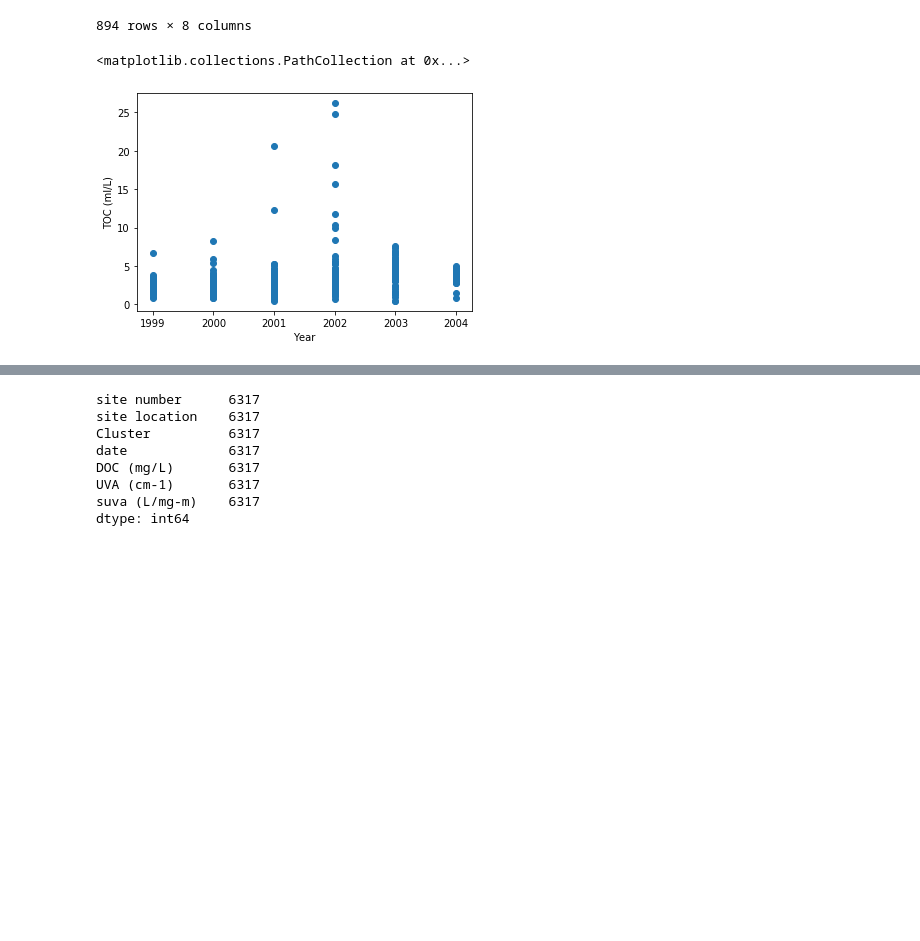
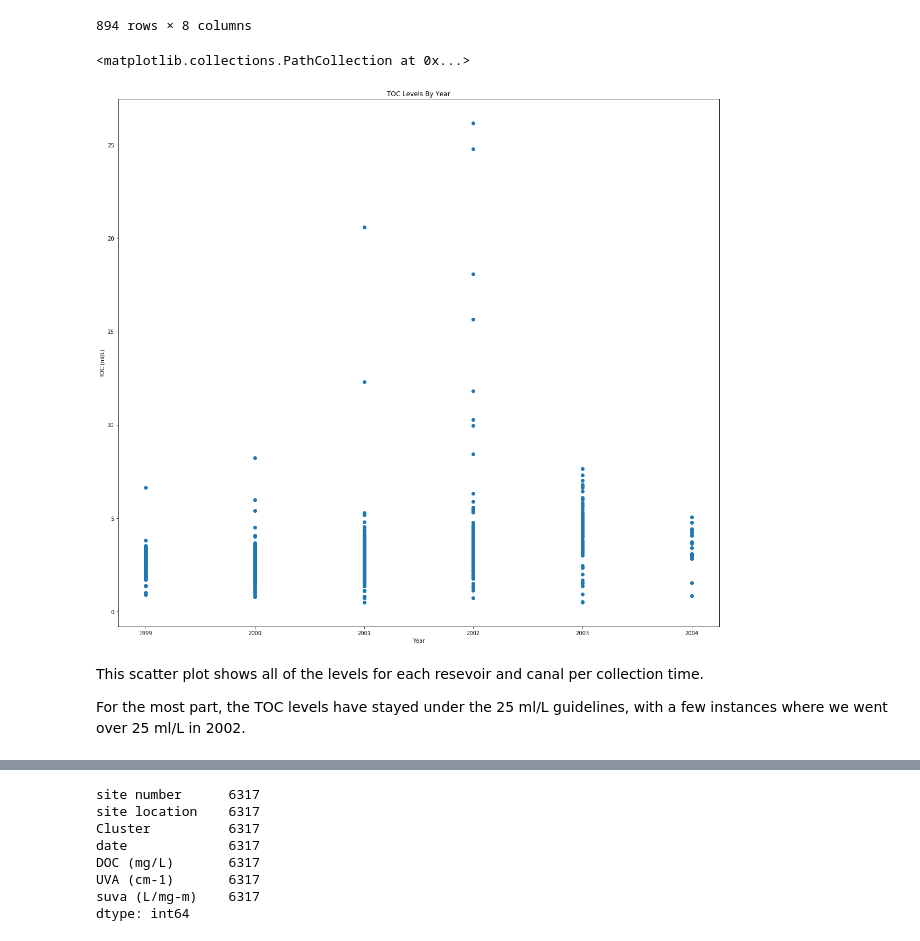
Before and after one commit to briantparish/waterQualityProject, a Jupyter notebook: Carbon.ipynb, the cells around one changed output, grey strips where cells are left out. Drawn from its saved outputs; the diff is of its cells as text; code cells hidden in the pictures; blank space fills up the shorter version.

```diff
--- a/Carbon.ipynb
+++ b/Carbon.ipynb
@@ -79,11 +101,18 @@ carbon_cleanup
 carbon_x = carbon_cleanup['date'];
 carbon_y = carbon_cleanup['TOC (mg/L)']
 # %%
+plt.figure(figsize=(20,18))
+
+plt.title("TOC Levels By Year")
 plt.xlabel('Year');
 plt.ylabel('TOC (ml/L)')
 
 plt.scatter (carbon_x,carbon_y)
 # %% [output]
 <matplotlib.collections.PathCollection at 0x...>
-[figure, old version]
+[figure, new version]
+# %% [markdown]
+This scatter plot shows all of the levels for each resevoir and canal per collection time.
+
+For the most part, the TOC levels have stayed under the 25 ml/L guidelines, with a few instances where we went over 25 ml/L in 2002.
 # %%
```
Also changed, not shown: parts of 31 cells of this notebook, 2 other files.
